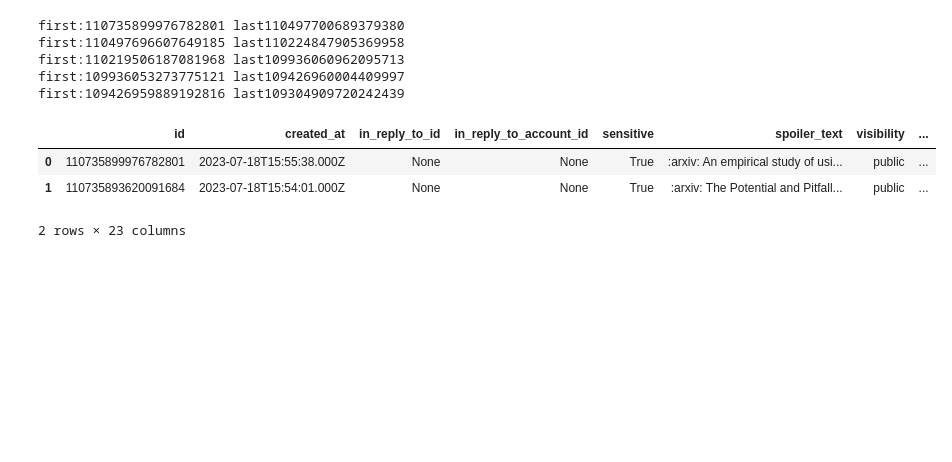
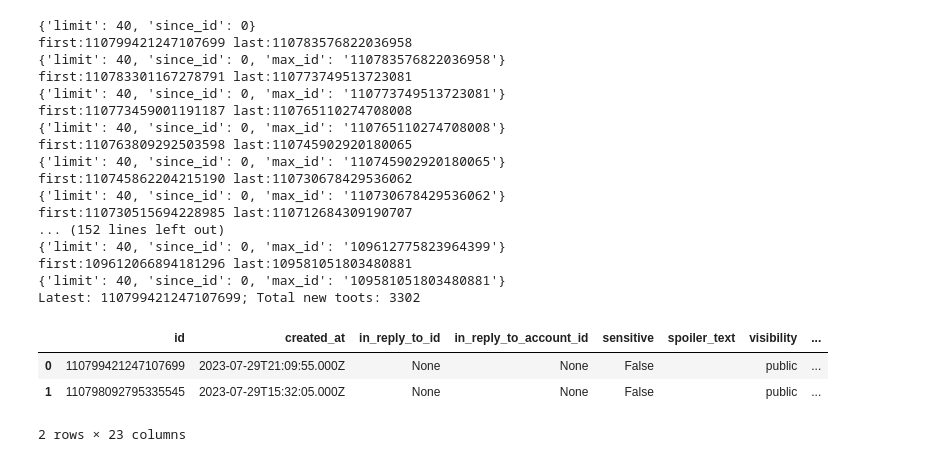
Before and after one commit to arylwen/mlk8s, a Jupyter notebook: apps/arxiv-kg/001_mastodon_arxiv.ipynb, the cells around one changed output. Saved outputs shown, nothing was run; the diff lists cells and outputs as text; code cells hidden in the pictures; blank space fills up the shorter version.

```diff
--- a/apps/arxiv-kg/001_mastodon_arxiv.ipynb
+++ b/apps/arxiv-kg/001_mastodon_arxiv.ipynb
@@ -7,0 +16,26 @@ import arxiv
+# %%
+def load_properties(filepath, sep='=', comment_char='#'):
+    '''
+    Read the file passed as parameter as a properties file.
+    '''
+    props = {}
+    with open(filepath, "rt") as f:
+        for line in f:
+            l = line.strip()
+            if l and not l.startswith(comment_char):
+                key_value = l.split(sep)
+                key = key_value[0].strip()
+                value = sep.join(key_value[1:]).strip().strip('"')
+                props[key] = value
+    return props
+'''
+Save a dictionary as a properties file; use to remember the latest processed id.
+TODO store comments
+'''
+def save_properties(properties, filepath, sep='=', comment_char='#'):
+    with open(filepath, 'w') as f:
+        for key, value in properties.items():
+            f.write('%s %s %s\n' % (key, sep, value))
+# %%
+corpus_properties = load_properties(f"corpora/{CORPUS}.properties")
+corpus_properties
@@ -7,0 +46,4 @@ import arxiv
+# %%
+ACCOUNT = corpus_properties['account']
+LATEST = int(corpus_properties['latest'])
+CORPUS_BASE = corpus_properties['corpus_base']
@@ -41,34 +70,54 @@ user
 # %%
-LATEST = 110735899976782801
+#LATEST = 110735899976782801
 URL = f'https://mastodon.social/api/v1/accounts/{user_id}/statuses'
 params = {
-    'limit': 40
+    'limit': 40,
+    'since_id':  LATEST
+#    'min_id':  LATEST
 }
 
 results = []
+LATEST = 0
 
 while True:
+    print(params)
     r = requests.get(URL, params=params)
     toots = json.loads(r.text)
 
     if len(toots) == 0:
         break
 
     results.extend(toots)
 
     max_id = toots[-1]['id']
     params['max_id'] = max_id
-    print(f'first:{toots[0]["id"]} last{max_id}')
+    if(LATEST == 0):
+        # remember the highest toot id processed
+        LATEST = toots[0]["id"]
+    print(f'first:{toots[0]["id"]} last:{max_id}')
 
 df = pd.DataFrame(results)
+print(f'Latest: {LATEST}; Total new toots: {df.shape[0]}')
 df.head(2)
 # %% [output]
-first:110735899976782801 last110497700689379380
-first:110497696607649185 last110224847905369958
-first:110219506187081968 last109936060962095713
-first:109936053273775121 last109426960004409997
-first:109426959889192816 last109304909720242439
+{'limit': 40, 'since_id': 0}
+first:110799421247107699 last:110783576822036958
+{'limit': 40, 'since_id': 0, 'max_id': '110783576822036958'}
+first:110783301167278791 last:110773749513723081
+{'limit': 40, 'since_id': 0, 'max_id': '110773749513723081'}
+first:110773459001191187 last:110765110274708008
+{'limit': 40, 'since_id': 0, 'max_id': '110765110274708008'}
+first:110763809292503598 last:110745902920180065
+{'limit': 40, 'since_id': 0, 'max_id': '110745902920180065'}
+first:110745862204215190 last:110730678429536062
+{'limit': 40, 'since_id': 0, 'max_id': '110730678429536062'}
+first:110730515694228985 last:110712684309190707
+... (152 lines left out)
+{'limit': 40, 'since_id': 0, 'max_id': '109612775823964399'}
+first:109612066894181296 last:109581051803480881
+{'limit': 40, 'since_id': 0, 'max_id': '109581051803480881'}
+Latest: 110799421247107699; Total new toots: 3302
 |  | id | created_at | in_reply_to_id | in_reply_to_account_id | sensitive | spoiler_text | visibility | ... |
-| 0 | 110735899976782801 | 2023-07-18T15:55:38.000Z | None | None | True | :arxiv: An empirical study of usi... | public | ... |
-| 1 | 110735893620091684 | 2023-07-18T15:54:01.000Z | None | None | True | :arxiv: The Potential and Pitfall... | public | ... |
+| 0 | 110799421247107699 | 2023-07-29T21:09:55.000Z | None | None | False |  | public | ... |
+| 1 | 110798092795335545 | 2023-07-29T15:32:05.000Z | None | None | False |  | public | ... |
 2 rows × 23 columns
```
Also changed, not shown: parts of 22 cells of this notebook, 5 other files.
